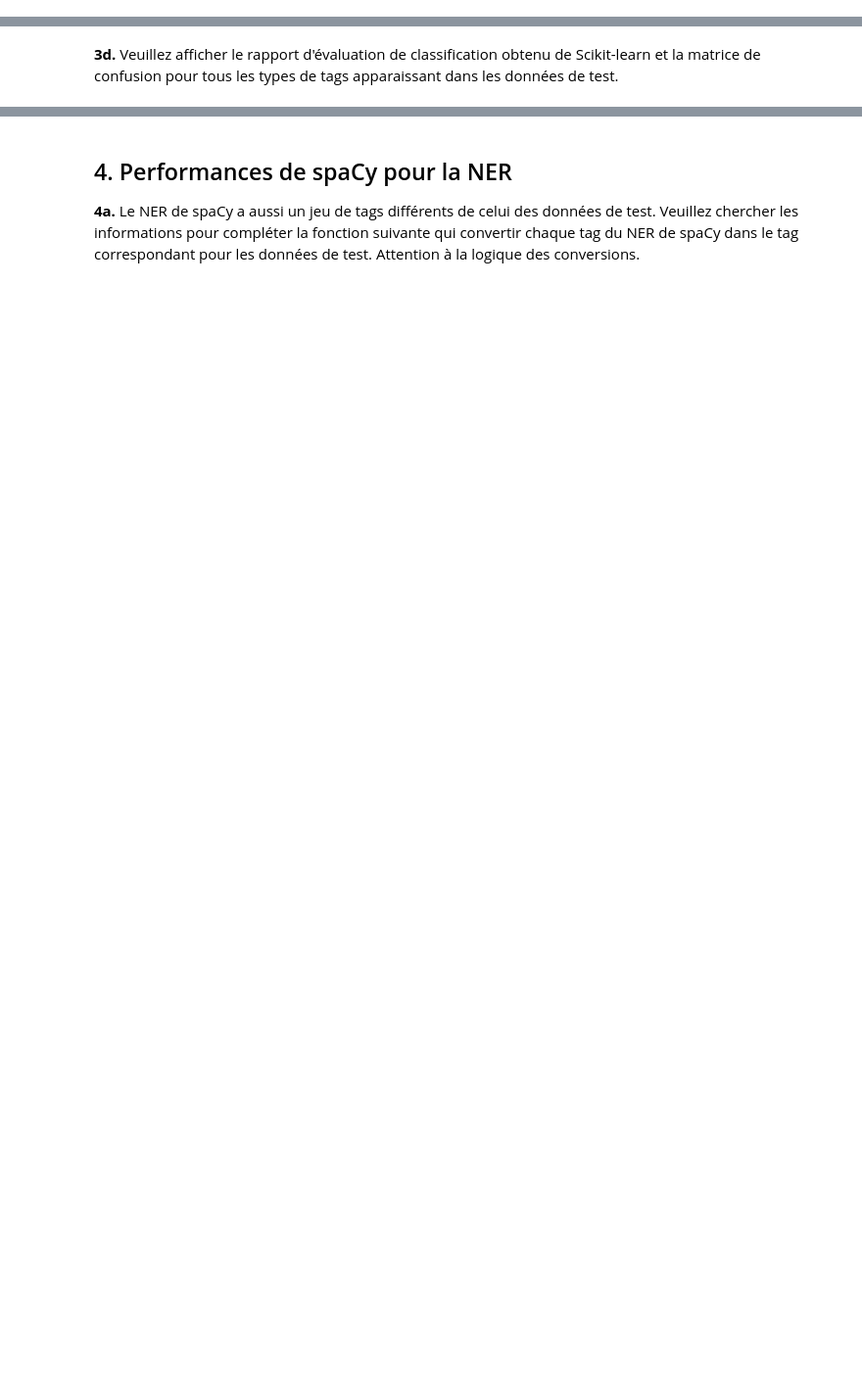
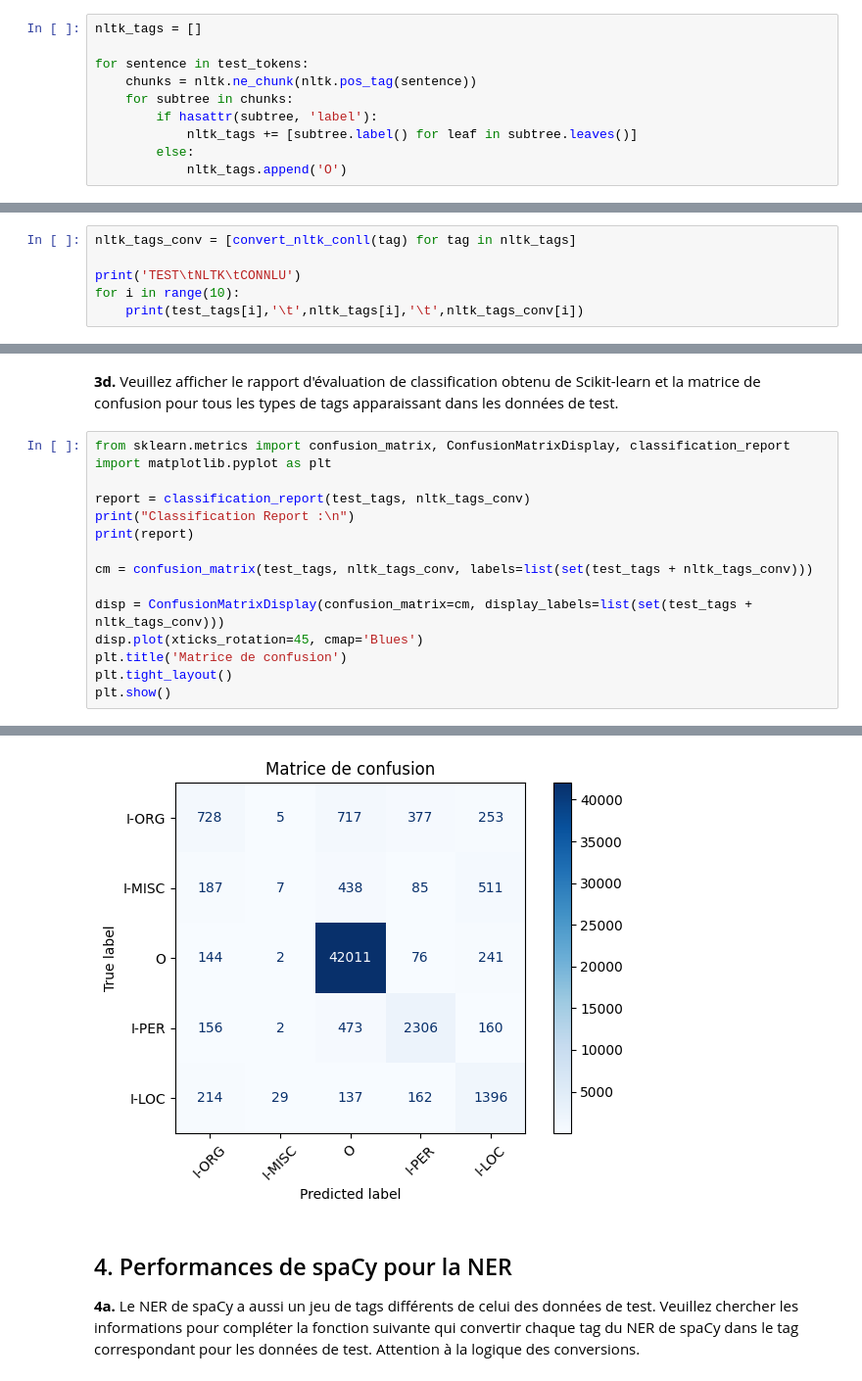
Before and after one commit to Raynobrak/heigvd-labos-tal, a Jupyter notebook: Labo4/TAL_Labo4_Ancay_Charbonnier.ipynb, the cells around one changed output, grey strips where cells are left out. Shown: that part at 98% size. Drawn from its saved outputs; the diff is of its cells as text; blank space fills up the shorter version.

```diff
--- a/Labo4/TAL_Labo4_Ancay_Charbonnier.ipynb
+++ b/Labo4/TAL_Labo4_Ancay_Charbonnier.ipynb
@@ -231,2 +234,18 @@ nltk_tags = []
+# %%
+nltk_tags = []
+
+for sentence in test_tokens:
+    chunks = nltk.ne_chunk(nltk.pos_tag(sentence))
+    for subtree in chunks:
+        if hasattr(subtree, 'label'):
+            nltk_tags += [subtree.label() for leaf in subtree.leaves()]
+        else:
+            nltk_tags.append('O')
 # %% [markdown]
 **3c.** Veuillez convertir les tags de `nltk_tags` grâce à la fonction précédente, dans une liste appelée `nltk_tags_conv`.  Veuillez afficher le nombre total de tags et les dix premiers.  Vous pouvez plusieurs essais en changeant la fonction, pour aboutir à la conversion qui maximise le score.
+# %%
+nltk_tags_conv = [convert_nltk_conll(tag) for tag in nltk_tags]
+
+print('TEST\tNLTK\tCONNLU')
+for i in range(10):
+    print(test_tags[i],'\t',nltk_tags[i],'\t',nltk_tags_conv[i])
@@ -233,2 +264,18 @@ nltk_tags = []
 # %% [markdown]
 **3d.** Veuillez afficher le rapport d'évaluation de classification obtenu de Scikit-learn et la matrice de confusion pour tous les types de tags apparaissant dans les données de test.
+# %%
+from sklearn.metrics import confusion_matrix, ConfusionMatrixDisplay, classification_report
+import matplotlib.pyplot as plt
+
+report = classification_report(test_tags, nltk_tags_conv)
+print("Classification Report :\n")
+print(report)
+
+cm = confusion_matrix(test_tags, nltk_tags_conv, labels=list(set(test_tags + nltk_tags_conv)))
+
+disp = ConfusionMatrixDisplay(confusion_matrix=cm, display_labels=list(set(test_tags + nltk_tags_conv)))
+disp.plot(xticks_rotation=45, cmap='Blues')
+plt.title('Matrice de confusion')
+plt.tight_layout()
+plt.show()
+# %% [output]
@@ -235,3 +295,4 @@ nltk_tags = []
+[figure, added]
 # %% [markdown]
 ## 4. Performances de spaCy pour la NER
 
```
Also changed, not shown: parts of 6 cells of this notebook.
